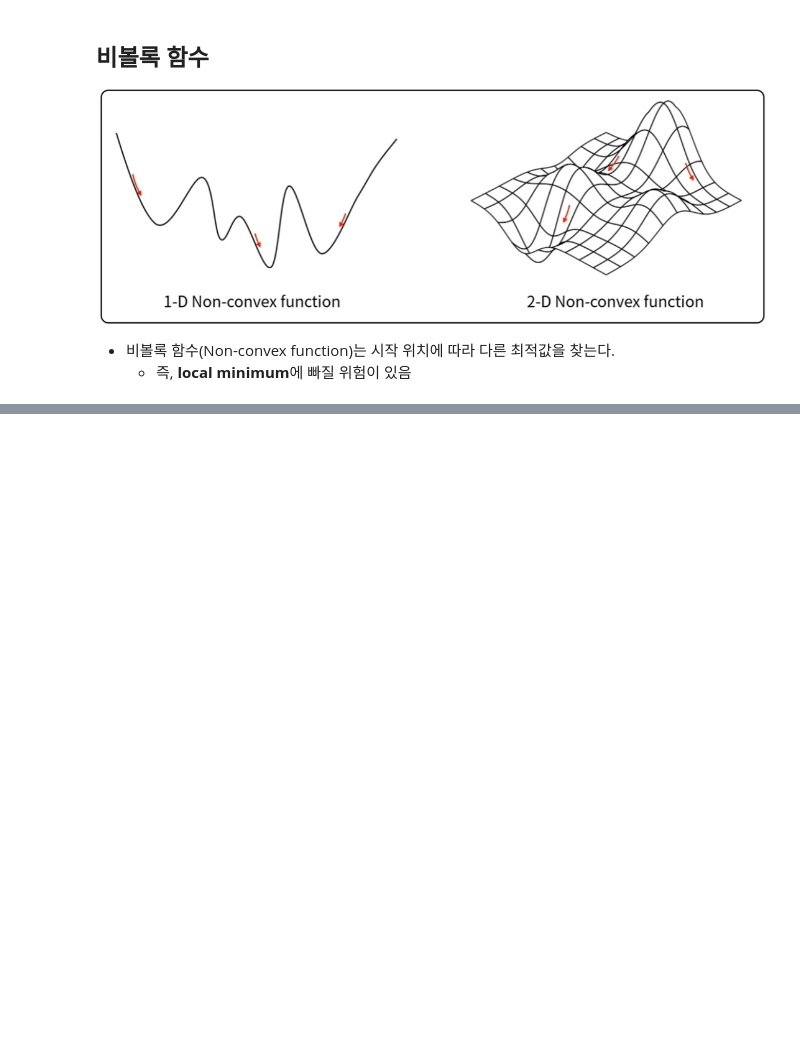
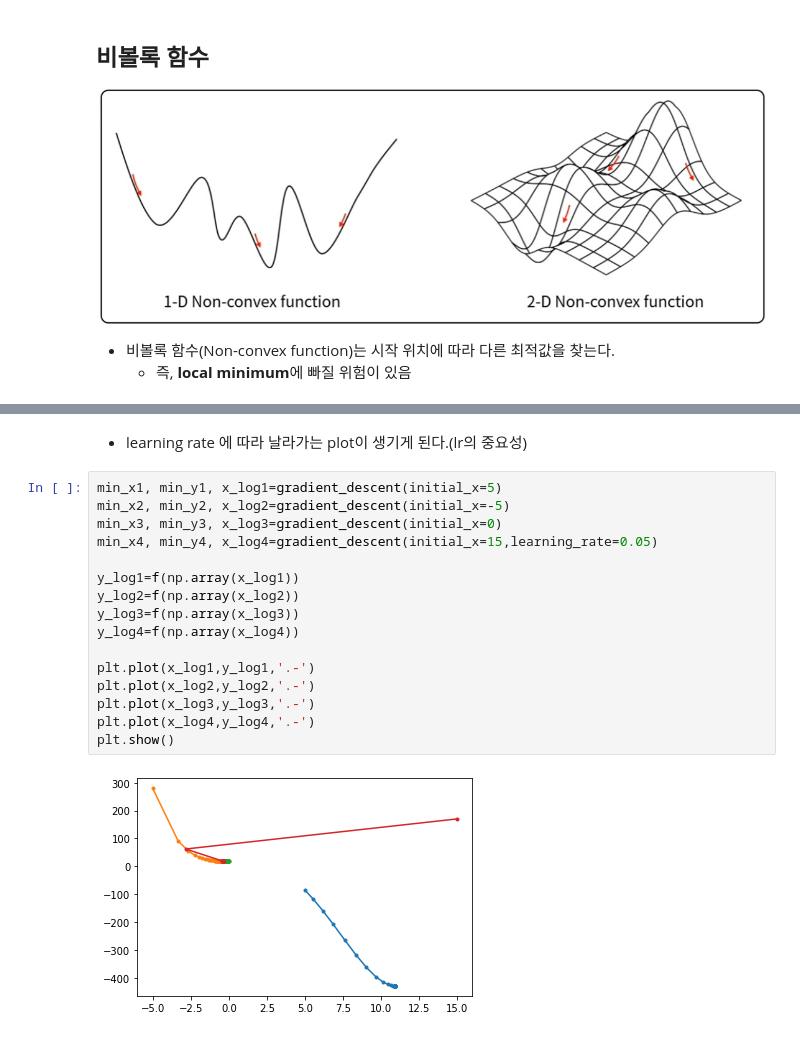
Before and after one commit to songmin9813/My_First_ML, a Jupyter notebook: Deep_Learning/Chap04_Optimization.ipynb, the cells around one changed output, grey strips where cells are left out. Drawn from its saved outputs; the diff is of its cells as text; blank space fills up the shorter version.

```diff
--- a/Deep_Learning/Chap04_Optimization.ipynb
+++ b/Deep_Learning/Chap04_Optimization.ipynb
@@ -61,0 +189,20 @@
+# %% [markdown]
+- learning rate 에 따라 날라가는 plot이 생기게 된다.(lr의 중요성)
+# %%
+min_x1, min_y1, x_log1=gradient_descent(initial_x=5)
+min_x2, min_y2, x_log2=gradient_descent(initial_x=-5)
+min_x3, min_y3, x_log3=gradient_descent(initial_x=0)
+min_x4, min_y4, x_log4=gradient_descent(initial_x=15,learning_rate=0.05)
+
+y_log1=f(np.array(x_log1))
+y_log2=f(np.array(x_log2))
+y_log3=f(np.array(x_log3))
+y_log4=f(np.array(x_log4))
+
+plt.plot(x_log1,y_log1,'.-')
+plt.plot(x_log2,y_log2,'.-')
+plt.plot(x_log3,y_log3,'.-')
+plt.plot(x_log4,y_log4,'.-')
+plt.show()
+# %% [output]
+[figure, added]
```
Also changed, not shown: parts of 19 cells of this notebook.
